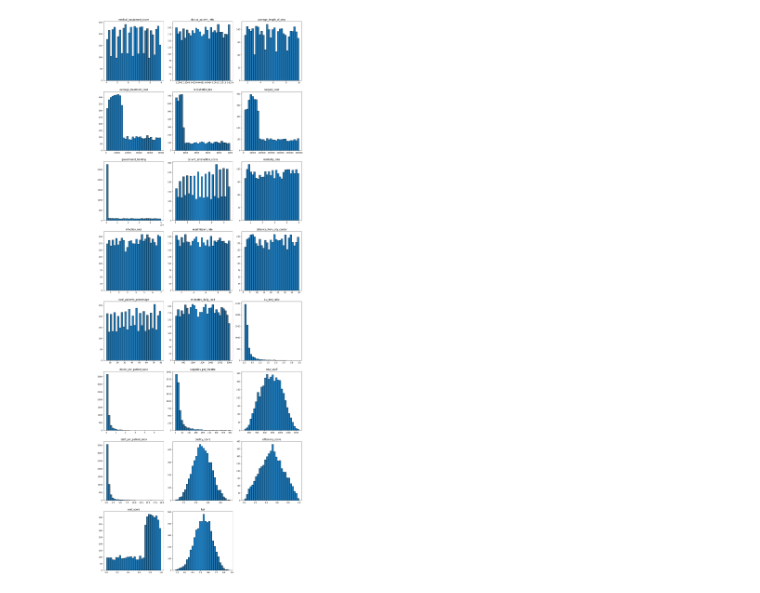
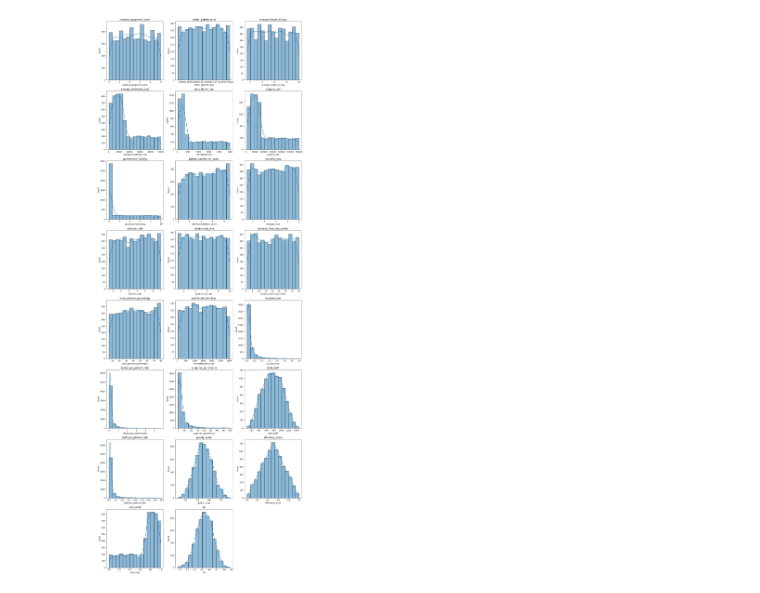
Before and after one commit to valentinarias-dtsc/hospital_performance_analysis, a Jupyter notebook: Notebooks/EDA2.ipynb, the cells around one changed output. Cells and saved outputs as stored; diff of their text form; code cells hidden in the pictures.

```diff
--- a/Notebooks/EDA2.ipynb
+++ b/Notebooks/EDA2.ipynb
@@ -87,7 +87,7 @@ for i, col in enumerate(cat_cols):
 
     value_counts = df[col].value_counts()
 
-    value_counts.plot(kind="bar", ax=ax)
+    sns.barplot(x=value_counts.index, y=value_counts.values, edgecolor="black", ax=ax)
 
     ax.set_title(col)
     ax.set_xlabel("")
@@ -116,7 +116,7 @@ for i, col in enumerate(int_cols):
     ax = axes[i]
     data = df[col].dropna()
 
-    ax.hist(data, bins=10, edgecolor="black")
+    sns.histplot(data, bins=10, edgecolor="black", ax=ax)
 
     ax.set_title(col)
     ax.set_xlabel("")
@@ -133,31 +133,27 @@ plt.show()
 # %%
 # seleccionar variables continuas (float)
 float_cols = df.select_dtypes(include=["float64", "float32"]).columns
 
 n_cols = 3  # ajustable
 n_rows = math.ceil(len(float_cols) / n_cols)
 
 fig, axes = plt.subplots(n_rows, n_cols, figsize=(15, 5 * n_rows))
 axes = axes.flatten()
 
 for i, col in enumerate(float_cols):
     ax = axes[i]
 
     data = df[col].dropna()
 
-    # recorte opcional de outliers
-    #lower, upper = data.quantile([0.01, 0.99])
-    #data = data[(data >= lower) & (data <= upper)]
-
-    ax.hist(data, bins=30, edgecolor="black")
+    sns.histplot(data, bins=15, edgecolor="black", kde=True, ax=ax)
 
     ax.set_title(col)
 
 # eliminar ejes vacíos
 for j in range(i + 1, len(axes)):
     fig.delaxes(axes[j])
 
 plt.tight_layout()
 plt.show()
 # %% [output]
-[figure, old version]
+[figure, new version]
```
Also changed, not shown: parts of 2 cells of this notebook.
